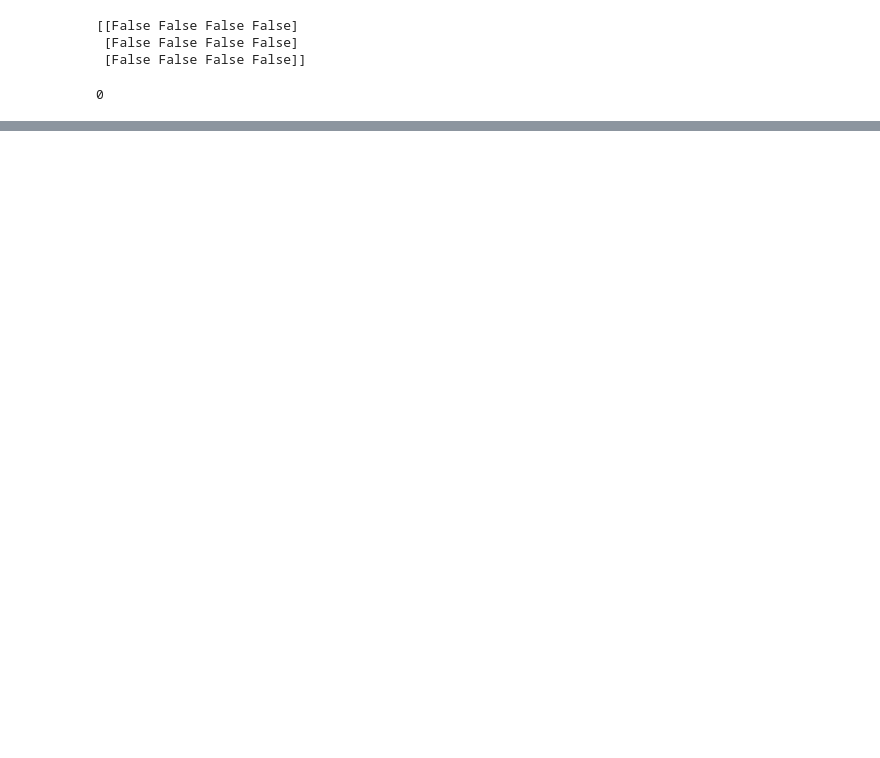
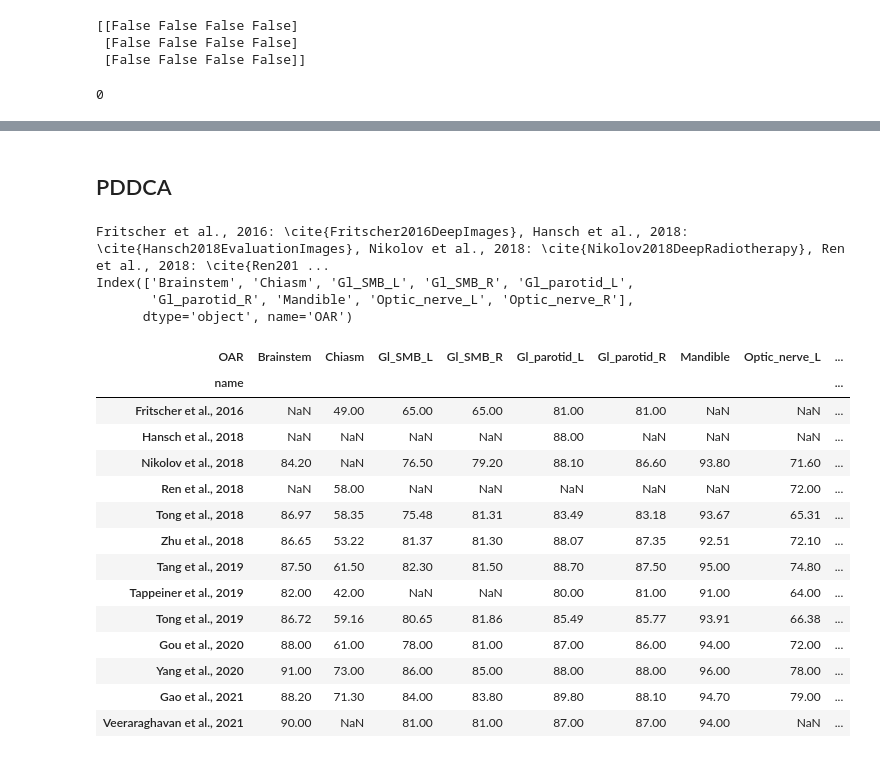
Before and after one commit to gasperpodobnik/nnUNet, a Jupyter notebook: nnunet/results/ISBI_plots.ipynb, the cells around one changed output, grey strips where cells are left out. Drawn from its saved outputs; the diff is of its cells as text; code cells hidden in the pictures; blank space fills up the shorter version.

```diff
--- a/nnunet/results/ISBI_plots.ipynb
+++ b/nnunet/results/ISBI_plots.ipynb
@@ -384,0 +434,12 @@ a.astype(int).sum()
+# %%
+df = pd.read_excel(
+    join(
+        r"/media/medical/projects/head_and_neck/onkoi_2019", "SOTA_results_stacked.xlsx"
+    ),
+    engine="openpyxl",
+    header=[0],
+    index_col=0,
+)
+df = pd.concat([df, res_df], ignore_index=True)
+df["OAR"].replace({"nII_L": "Optic_nerve_L", "nII_R": "Optic_nerve_R"}, inplace=True)
+df
@@ -384,0 +460,53 @@ a.astype(int).sum()
+# %% [markdown]
+## PDDCA
+# %%
+# PDDCA heatmap
+df_pddca = df[df["Dataset"].isin(["PDDCA", 'local'])].copy(deep=True)
+df_pddca = df_pddca.pivot(
+    index=["bib_code", "first_author", "year", "Modality", "Comments"],
+    columns="OAR",
+    values="vol_DSC",
+)
+df_pddca.sort_index(level=["year", "first_author"], ascending=True, inplace=True)
+df_pddca["name"] = (
+    df_pddca.index.get_level_values("first_author").astype(str)
+    + " et al., "
+    + df_pddca.index.get_level_values("year").astype(str)
+)
+citations_matching = [
+    f"{name}: " + r"\cite{" + bib + "}"
+    for name, bib in zip(
+        df_pddca["name"].to_list(),
+        df_pddca.index.get_level_values("bib_code").to_list(),
+    )
+]
+print(", ".join(list(dict.fromkeys(citations_matching))))
+df_pddca.set_index("name", drop=True, inplace=True)
+# df_pddca["AVG"] = df_pddca.mean(axis=1)
+# df_pddca.loc["AVG", :] = df_pddca.mean(axis=0)
+print(df_pddca.columns)
+# df_pddca = df_pddca[['Gl_parotid_L', 'Gl_parotid_R']]
+df_pddca = df_pddca.loc[df_pddca.notna().any(axis=1)]
+# df_pddca.loc["OUR model 1)", :] = [89.2, 89.5]
+# df_pddca.loc["OUR model 2)", :] = [88.9, 89.6]
+df_pddca
+# %% [output]
+Fritscher et al., 2016: \cite{Fritscher2016DeepImages}, Hansch et al., 2018: \cite{Hansch2018EvaluationImages}, Nikolov et al., 2018: \cite{Nikolov2018DeepRadiotherapy}, Ren et al., 2018: \cite{Ren201 ...
+Index(['Brainstem', 'Chiasm', 'Gl_SMB_L', 'Gl_SMB_R', 'Gl_parotid_L',
+       'Gl_parotid_R', 'Mandible', 'Optic_nerve_L', 'Optic_nerve_R'],
+      dtype='object', name='OAR')
+| OAR | Brainstem | Chiasm | Gl_SMB_L | Gl_SMB_R | Gl_parotid_L | Gl_parotid_R | Mandible | Optic_nerve_L | ... |
+| name |  |  |  |  |  |  |  |  | ... |
+| Fritscher et al., 2016 | NaN | 49.00 | 65.00 | 65.00 | 81.00 | 81.00 | NaN | NaN | ... |
+| Hansch et al., 2018 | NaN | NaN | NaN | NaN | 88.00 | NaN | NaN | NaN | ... |
+| Nikolov et al., 2018 | 84.20 | NaN | 76.50 | 79.20 | 88.10 | 86.60 | 93.80 | 71.60 | ... |
+| Ren et al., 2018 | NaN | 58.00 | NaN | NaN | NaN | NaN | NaN | 72.00 | ... |
+| Tong et al., 2018 | 86.97 | 58.35 | 75.48 | 81.31 | 83.49 | 83.18 | 93.67 | 65.31 | ... |
+| Zhu et al., 2018 | 86.65 | 53.22 | 81.37 | 81.30 | 88.07 | 87.35 | 92.51 | 72.10 | ... |
+| Tang et al., 2019 | 87.50 | 61.50 | 82.30 | 81.50 | 88.70 | 87.50 | 95.00 | 74.80 | ... |
+| Tappeiner et al., 2019 | 82.00 | 42.00 | NaN | NaN | 80.00 | 81.00 | 91.00 | 64.00 | ... |
+| Tong et al., 2019 | 86.72 | 59.16 | 80.65 | 81.86 | 85.49 | 85.77 | 93.91 | 66.38 | ... |
+| Gou et al., 2020 | 88.00 | 61.00 | 78.00 | 81.00 | 87.00 | 86.00 | 94.00 | 72.00 | ... |
+| Yang et al., 2020 | 91.00 | 73.00 | 86.00 | 85.00 | 88.00 | 88.00 | 96.00 | 78.00 | ... |
+| Gao et al., 2021 | 88.20 | 71.30 | 84.00 | 83.80 | 89.80 | 88.10 | 94.70 | 79.00 | ... |
+| Veeraraghavan et al., 2021 | 90.00 | NaN | 81.00 | 81.00 | 87.00 | 87.00 | 94.00 | NaN | ... |
```
Also changed, not shown: parts of 18 cells of this notebook, 3 other files.
